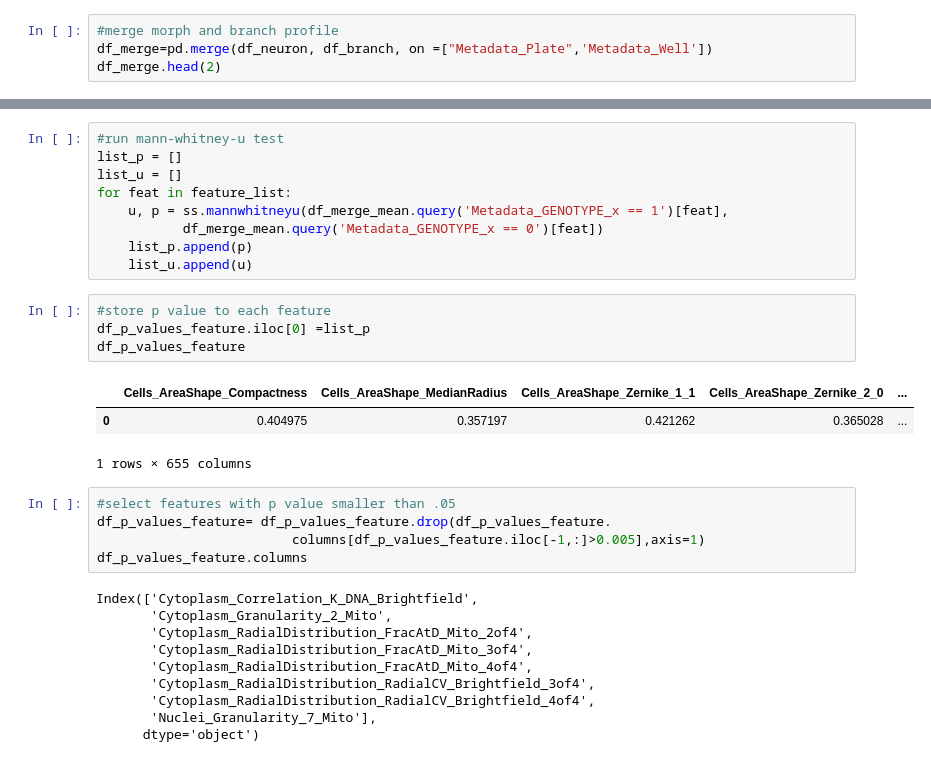
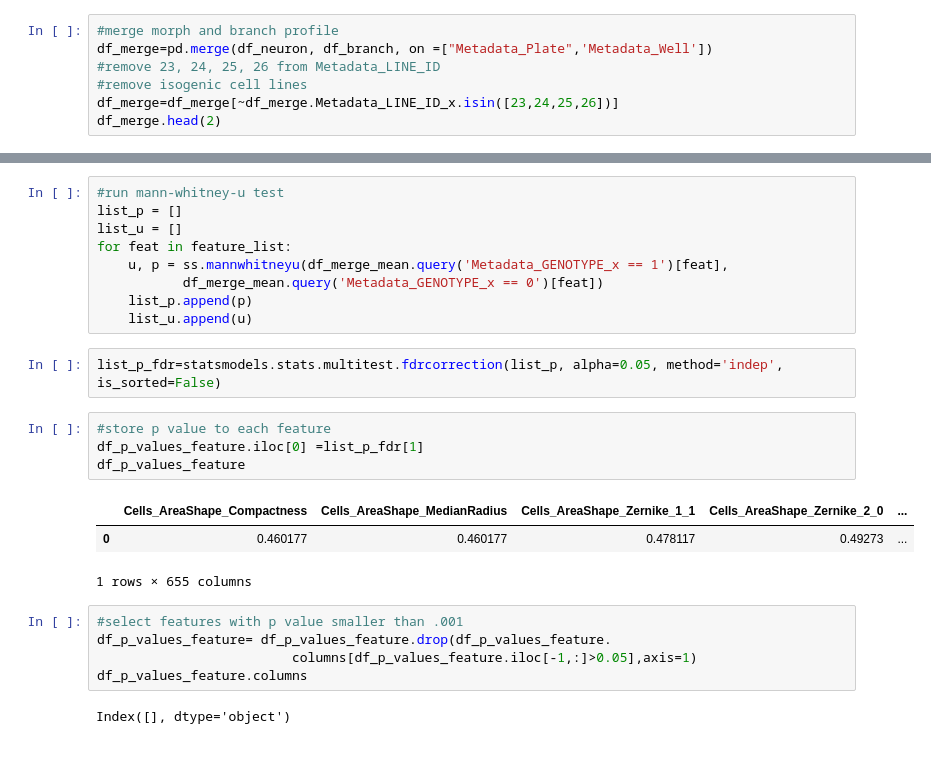
Before and after one commit to broadinstitute/NeuroPainting, a Jupyter notebook: 4. neurons-analysis/4.neurons-morph-branch-combo-logistic-regression-u-test.ipynb, the cells around one changed output, grey strips where cells are left out. Drawn from its saved outputs; the diff is of its cells as text.

```diff
--- a/4. neurons-analysis/4.neurons-morph-branch-combo-logistic-regression-u-test.ipynb
+++ b/4. neurons-analysis/4.neurons-morph-branch-combo-logistic-regression-u-test.ipynb
@@ -45,6 +46,9 @@ df_branch=pd.read_csv('profile/neuron_branch_normalized.csv')
 # %%
 #merge morph and branch profile
 df_merge=pd.merge(df_neuron, df_branch, on =["Metadata_Plate",'Metadata_Well'])
+#remove 23, 24, 25, 26 from Metadata_LINE_ID
+#remove isogenic cell lines
+df_merge=df_merge[~df_merge.Metadata_LINE_ID_x.isin([23,24,25,26])]
 df_merge.head(2)
 # %% [output]
 |  | Metadata_plate_map_name_x | Metadata_EXPERIMENT_NAME_x | Metadata_DENSITY_x | Metadata_LINE_ID_x | ... |
@@ -133,26 +140,20 @@ for feat in feature_list:
            df_merge_mean.query('Metadata_GENOTYPE_x == 0')[feat])
     list_p.append(p)
     list_u.append(u)
+# %%
+list_p_fdr=statsmodels.stats.multitest.fdrcorrection(list_p, alpha=0.05, method='indep', is_sorted=False)
 # %%
 #store p value to each feature
-df_p_values_feature.iloc[0] =list_p
+df_p_values_feature.iloc[0] =list_p_fdr[1]
 df_p_values_feature
 # %% [output]
 |  | Cells_AreaShape_Compactness | Cells_AreaShape_MedianRadius | Cells_AreaShape_Zernike_1_1 | Cells_AreaShape_Zernike_2_0 | ... |
-| 0 | 0.404975 | 0.357197 | 0.421262 | 0.365028 | ... |
+| 0 | 0.460177 | 0.460177 | 0.478117 | 0.49273 | ... |
 1 rows × 655 columns
 # %%
-#select features with p value smaller than .05
+#select features with p value smaller than .001
 df_p_values_feature= df_p_values_feature.drop(df_p_values_feature.
-                         columns[df_p_values_feature.iloc[-1,:]>0.005],axis=1)
+                         columns[df_p_values_feature.iloc[-1,:]>0.05],axis=1)
 df_p_values_feature.columns
 # %% [output]
-Index(['Cytoplasm_Correlation_K_DNA_Brightfield',
-       'Cytoplasm_Granularity_2_Mito',
-       'Cytoplasm_RadialDistribution_FracAtD_Mito_2of4',
-       'Cytoplasm_RadialDistribution_FracAtD_Mito_3of4',
-       'Cytoplasm_RadialDistribution_FracAtD_Mito_4of4',
-       'Cytoplasm_RadialDistribution_RadialCV_Brightfield_3of4',
-       'Cytoplasm_RadialDistribution_RadialCV_Brightfield_4of4',
-       'Nuclei_Granularity_7_Mito'],
-      dtype='object')
+Index([], dtype='object')
```
Also changed, not shown: parts of 5 cells of this notebook, 12 other files.
